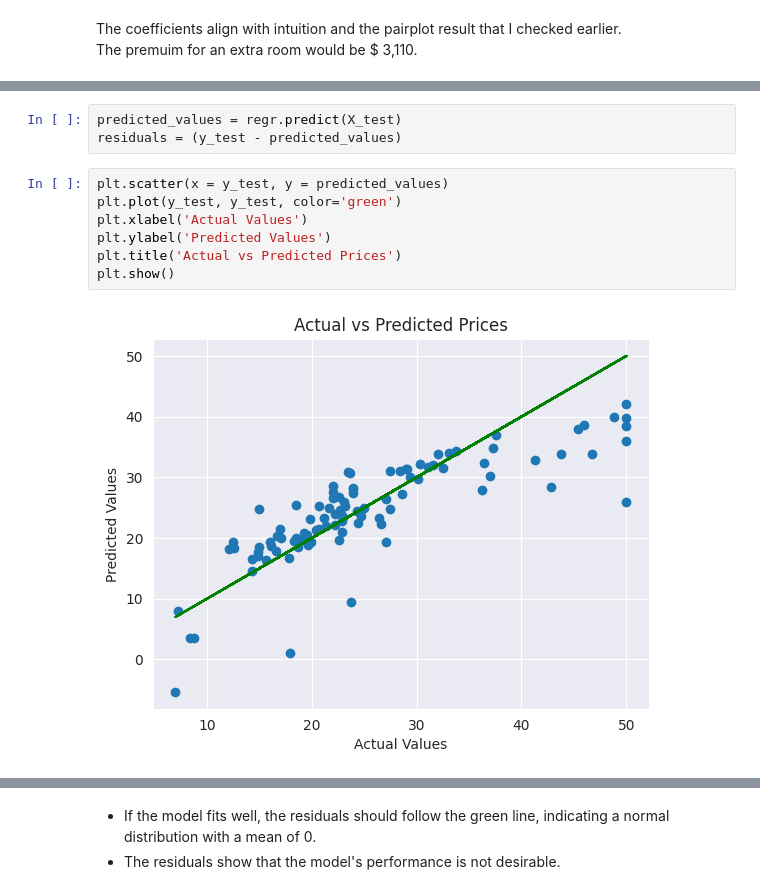
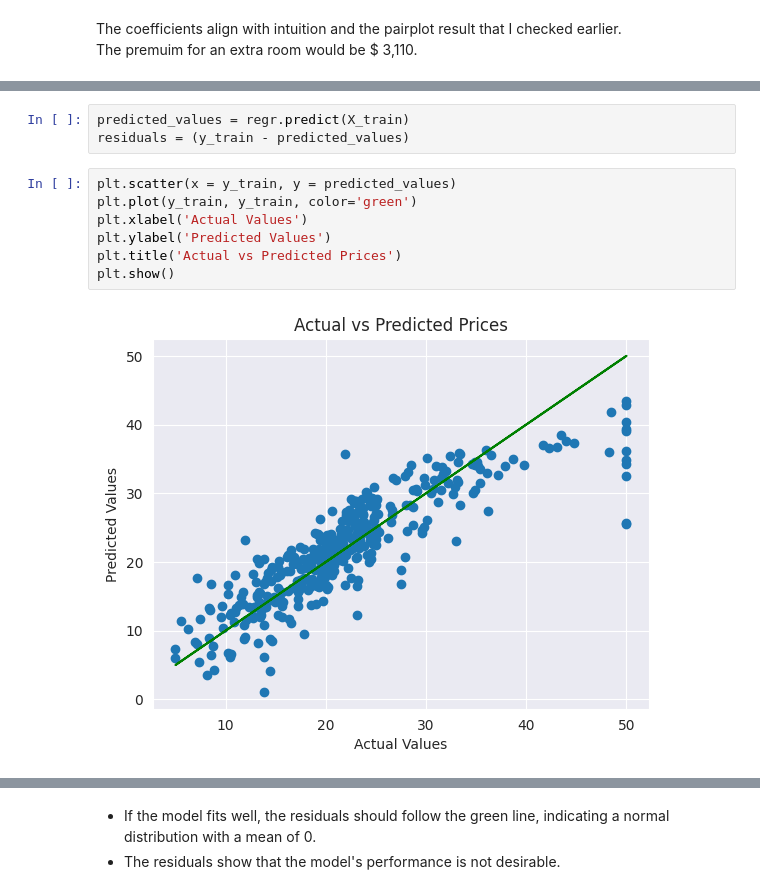
Before and after one commit to hyomss/2024Summer-Self-Study, a Jupyter notebook: Multivariable_Regression_and_Valuation_Model.ipynb, the cells around one changed output, grey strips where cells are left out. Cells and saved outputs as stored; diff of their text form.

```diff
--- a/Multivariable_Regression_and_Valuation_Model.ipynb
+++ b/Multivariable_Regression_and_Valuation_Model.ipynb
@@ -564,17 +559,17 @@ The second plot should be the residuals against the predicted prices. Here's wha
 
 <img src=https://i.imgur.com/HphsBsj.png height=350>
 # %%
-predicted_values = regr.predict(X_test)
-residuals = (y_test - predicted_values)
+predicted_values = regr.predict(X_train)
+residuals = (y_train - predicted_values)
 # %%
-plt.scatter(x = y_test, y = predicted_values)
-plt.plot(y_test, y_test, color='green')
+plt.scatter(x = y_train, y = predicted_values)
+plt.plot(y_train, y_train, color='green')
 plt.xlabel('Actual Values')
 plt.ylabel('Predicted Values')
 plt.title('Actual vs Predicted Prices')
 plt.show()
 # %% [output]
-[figure, old version]
+[figure, new version]
 # %%
 plt.scatter(x = predicted_values, y = residuals)
 plt.axhline(y=0, color='green')
```
Also changed, not shown: parts of 31 cells of this notebook.
